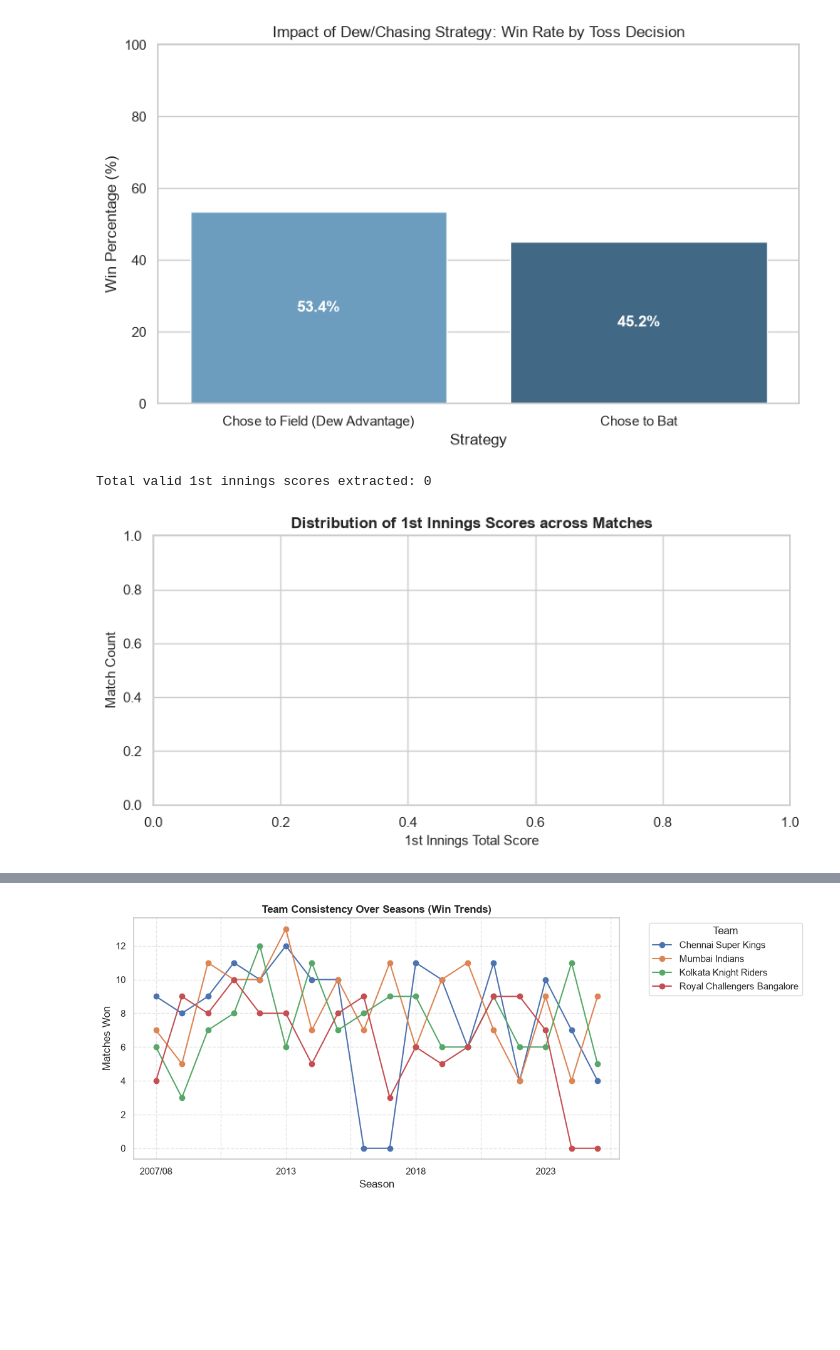
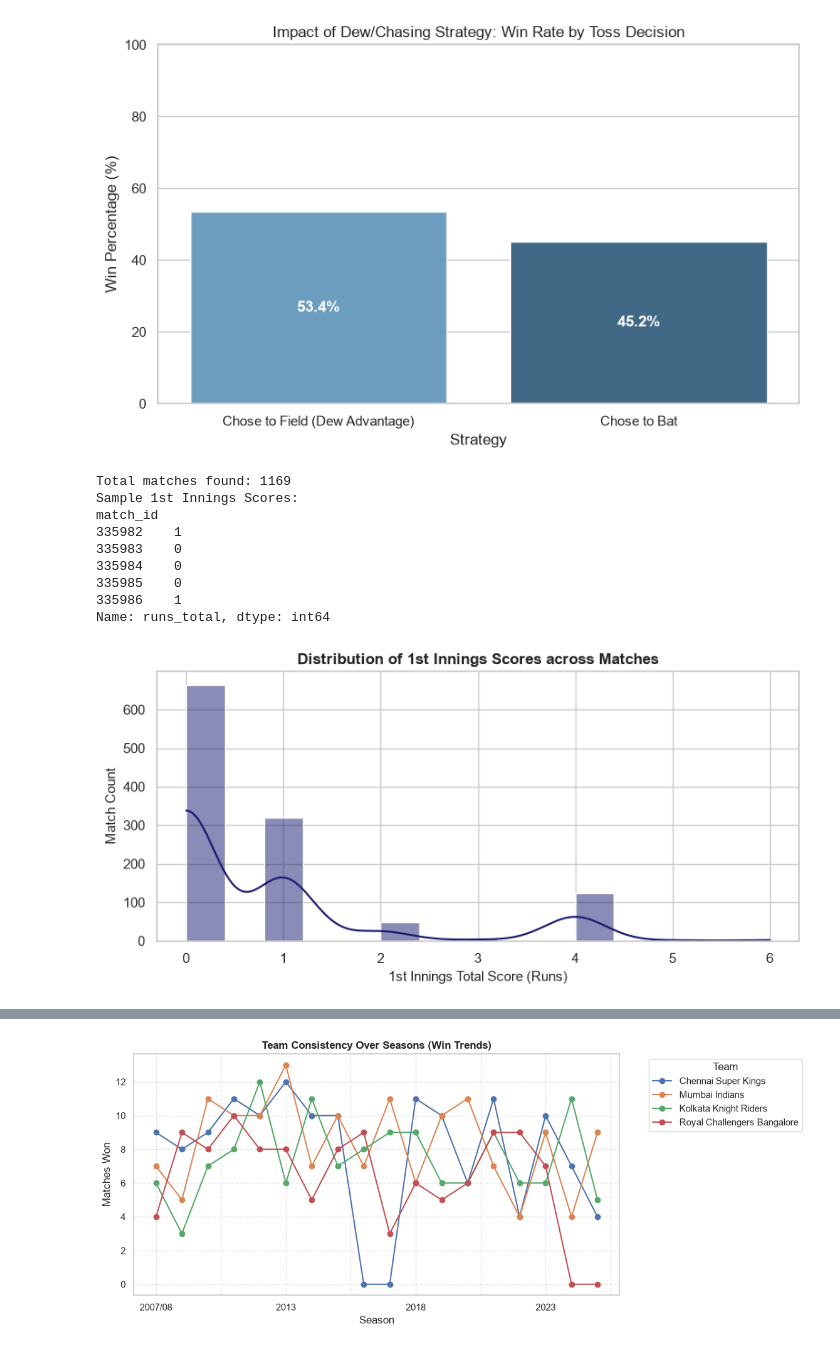
Before and after one commit to SatyabrataIISERM/ds_first_git_group_5, a Jupyter notebook: Match Analysis (MS23238).ipynb, the cells around one changed output, grey strips where cells are left out. Cells and saved outputs as stored; diff of their text form; code cells hidden in the pictures; blank space fills up the shorter version.

Commit message:
Finalize match-level EDA

```diff
--- a/Match Analysis (MS23238).ipynb
+++ b/Match Analysis (MS23238).ipynb
@@ -603,36 +603,30 @@ Win % when Captains Choose to Field First: 53.40%
 [figure]
 # %%
 #12. SCORING RANGE AND MATCH TOTAL DISTRIBUTIONS
-# %%
-# 1. Identify the inning column dynamically
-inning_col = next((col for col in ['inning', 'innings', 'inning_no'] if col in matches_df.columns), None)
-
-if inning_col:
-    # Filter for 1st innings regardless of whether it is stored as 1, '1', or '1st inning'
-    is_inn1 = matches_df[inning_col].astype(str).str.contains('1', na=False)
-    inn1_df = matches_df[is_inn1].copy()
-
-    # Ensure numeric runs sum per match
-    inn1_df['runs_total_num'] = pd.to_numeric(inn1_df['runs_total'], errors='coerce')
-    inn1_scores = inn1_df.groupby('match_id')['runs_total_num'].sum()
-else:
-    # Fallback for match-level datasets using runs_target (1st Innings Target = Target - 1)
-    inn1_scores = pd.to_numeric(matches_df.groupby('match_id')['runs_target'].max(), errors='coerce') - 1
-
-# Filter out zero or incomplete/abandoned matches (<50 runs)
-inn1_scores = inn1_scores[inn1_scores > 50].dropna()
-
-print(f"Total valid 1st innings scores extracted: {len(inn1_scores)}")
-
-# 2. Render Histogram
-plt.figure(figsize=(8, 4))
-sns.histplot(inn1_scores, kde=True, color='#191970', bins=20)
-
-plt.title('Distribution of 1st Innings Scores across Matches', fontweight='bold', fontsize=12)
-plt.xlabel('1st Innings Total Score', fontsize=11)
-plt.ylabel('Match Count', fontsize=11)
-plt.tight_layout()
-plt.show()
-# %% [output]
-Total valid 1st innings scores extracted: 0
-[figure, removed]
+# %%
+# Sum up all individual ball runs ('runs_total') for each unique match_id
+inn1_scores = matches_df.groupby('match_id')['runs_total'].sum()
+
+print(f"Total matches found: {len(inn1_scores)}")
+print(f"Sample 1st Innings Scores:\n{inn1_scores.head()}")
+
+# Render the distribution histogram
+plt.figure(figsize=(8, 4))
+sns.histplot(inn1_scores, kde=True, color='#191970', bins=15)
+
+plt.title('Distribution of 1st Innings Scores across Matches', fontweight='bold', fontsize=12)
+plt.xlabel('1st Innings Total Score (Runs)', fontsize=11)
+plt.ylabel('Match Count', fontsize=11)
+plt.tight_layout()
+plt.show()
+# %% [output]
+Total matches found: 1169
+Sample 1st Innings Scores:
+match_id
+335982    1
+335983    0
+335984    0
+335985    0
+335986    1
+Name: runs_total, dtype: int64
+[figure, added]
```
Also changed, not shown: parts of 1 cell of this notebook.
